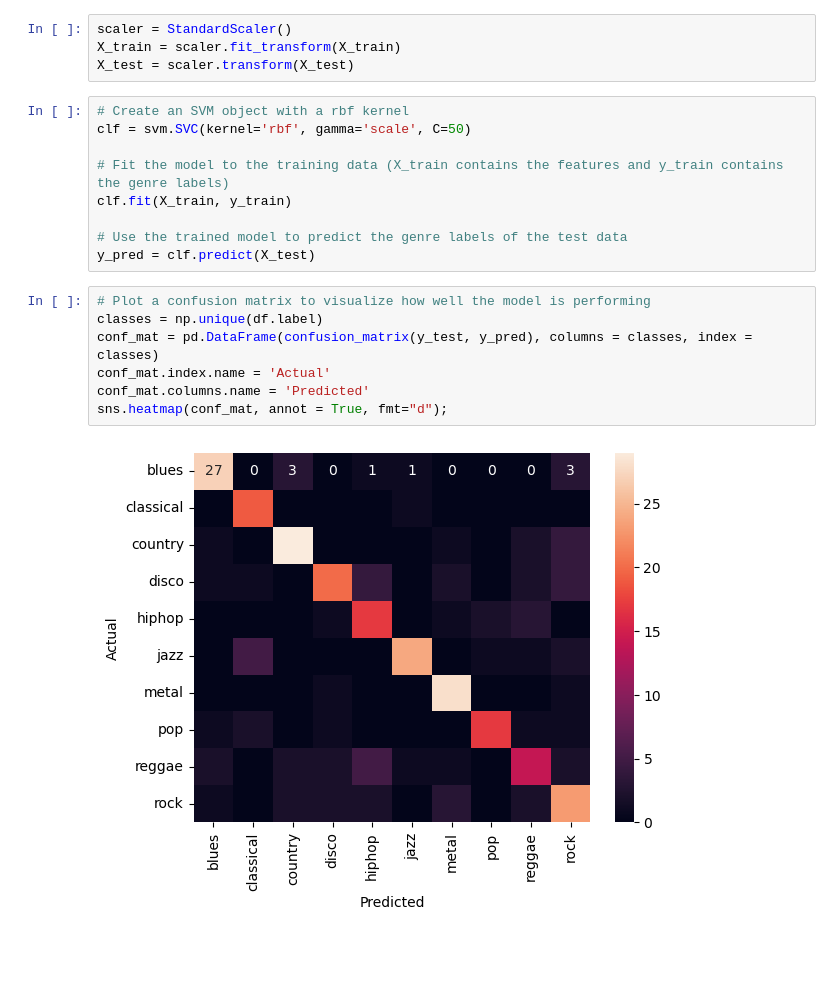
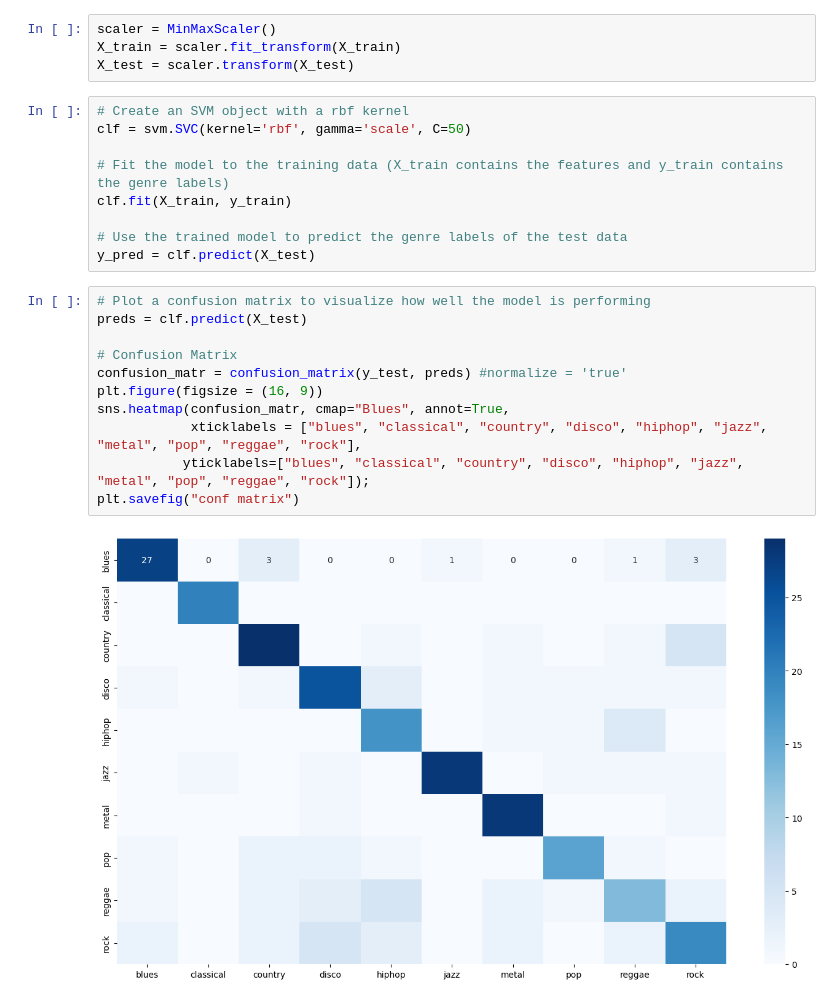
Before and after one commit to ML-K67-HUST/MUSIC-GENRE-CLASSIFICATION, a Jupyter notebook: ipynb files/support_vector_machine.ipynb, the cells around one changed output. Saved outputs shown, nothing was run; the diff lists cells and outputs as text; blank space fills up the shorter version.

```diff
--- a/ipynb files/support_vector_machine.ipynb
+++ b/ipynb files/support_vector_machine.ipynb
@@ -101,7 +101,7 @@ print("Size of test features matrix: ",X_test.shape, ", Size of test output vect
 Size of train features matrix:  (700, 57) , Size of train output vector:  (700,)
 Size of test features matrix:  (300, 57) , Size of test output vector:  (300,)
 # %%
-scaler = StandardScaler()
+scaler = MinMaxScaler()
 X_train = scaler.fit_transform(X_train)
 X_test = scaler.transform(X_test)
 # %%
@@ -113,15 +113,19 @@ clf.fit(X_train, y_train)
 
 # Use the trained model to predict the genre labels of the test data
 y_pred = clf.predict(X_test)
-# %%
-# Plot a confusion matrix to visualize how well the model is performing
-classes = np.unique(df.label)
-conf_mat = pd.DataFrame(confusion_matrix(y_test, y_pred), columns = classes, index = classes)
-conf_mat.index.name = 'Actual'
-conf_mat.columns.name = 'Predicted'
-sns.heatmap(conf_mat, annot = True, fmt="d");
-# %% [output]
-[figure, removed]
+# %%
+# Plot a confusion matrix to visualize how well the model is performing
+preds = clf.predict(X_test)
+
+# Confusion Matrix
+confusion_matr = confusion_matrix(y_test, preds) #normalize = 'true'
+plt.figure(figsize = (16, 9))
+sns.heatmap(confusion_matr, cmap="Blues", annot=True,
+            xticklabels = ["blues", "classical", "country", "disco", "hiphop", "jazz", "metal", "pop", "reggae", "rock"],
+           yticklabels=["blues", "classical", "country", "disco", "hiphop", "jazz", "metal", "pop", "reggae", "rock"]);
+plt.savefig("conf matrix")
+# %% [output]
+[figure, added]
 # %%
 print(classification_report(y_test,y_pred))
 # %% [output]
```
Also changed, not shown: parts of 3 cells of this notebook, 3 other files.
